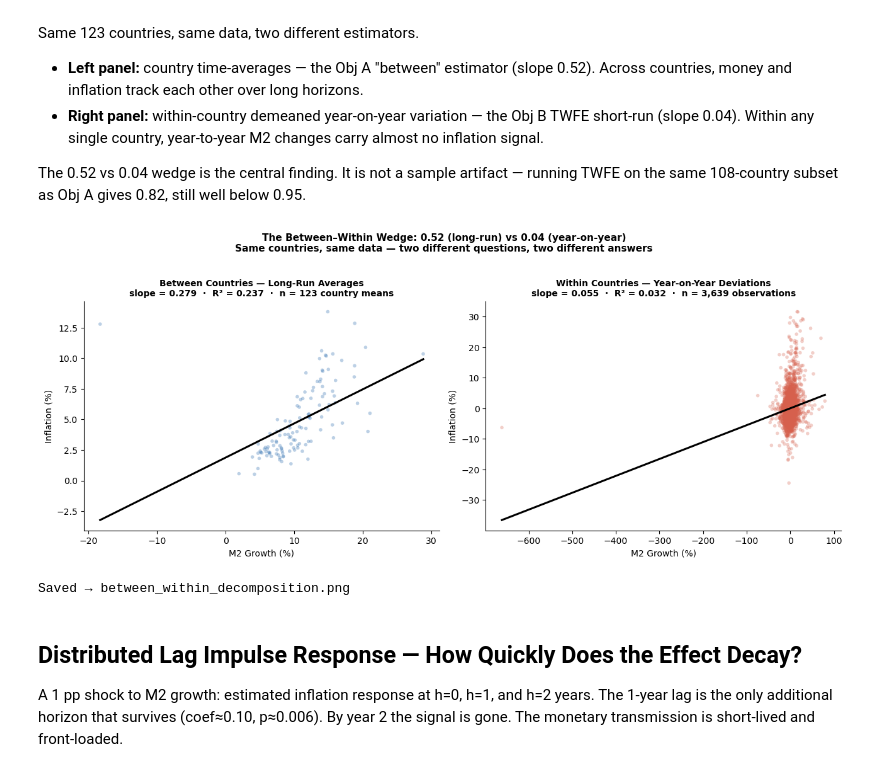
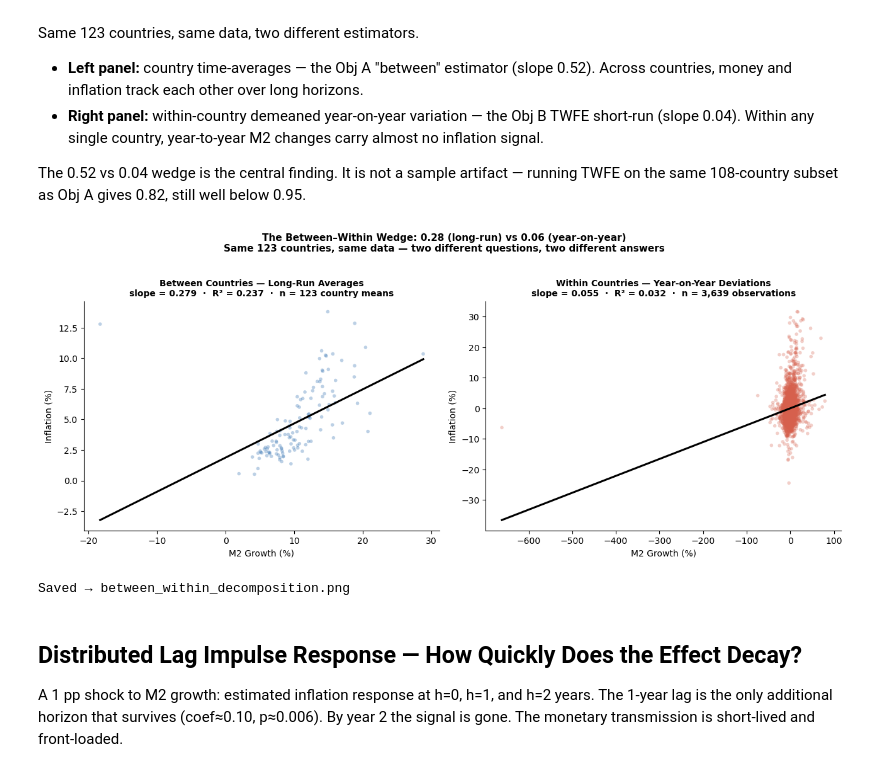
Before and after one commit to 4minutes-chung/monetary-panel-study, a Jupyter notebook: 03_analysis_notebooks/02_panel_fe_iv_baseline.ipynb, the cells around one changed output. Saved outputs shown, nothing was run; the diff lists cells and outputs as text; code cells hidden in the pictures.

```diff
--- a/03_analysis_notebooks/02_panel_fe_iv_baseline.ipynb
+++ b/03_analysis_notebooks/02_panel_fe_iv_baseline.ipynb
@@ -863,15 +863,14 @@ Same 123 countries, same data, two different estimators.
 
 The 0.52 vs 0.04 wedge is the central finding. It is not a sample artifact — running TWFE on the same 108-country subset as Obj A gives 0.82, still well below 0.95.
 # %%
-
-# ── Between vs within: same data, two estimators, two slopes ─────────────────
+# ── Between vs within: same data, two estimators, two slopes ────
 import matplotlib.pyplot as plt
 import numpy as np
 from scipy import stats
 
 clean = panel[panel["sample_low_inflation"] == 1].copy()
 
-# Between dimension: country time-averages (the Obj A estimator)
+# Between dimension: country time-averages (all 123 clean countries)
 cmeans = clean.groupby("country")[["m2_growth", "inflation"]].mean().reset_index()
 
 # Within dimension: each obs demeaned by its country mean (the TWFE short-run)
@@ -883,36 +882,41 @@ fig, axes = plt.subplots(1, 2, figsize=(13, 5.2))
 
 specs = [
     (cmeans["m2_growth"] * 100, cmeans["inflation"] * 100,
      "Between Countries — Long-Run Averages", "#2166ac",
      f"n = {len(cmeans)} country means"),
     (within["m2_dm"] * 100, within["inf_dm"] * 100,
      "Within Countries — Year-on-Year Deviations", "#d6604d",
      f"n = {len(within):,} observations"),
 ]
+sl_between = sl_within = None
 for ax, (x, y, title, color, sub_lbl) in zip(axes, specs):
     sl, ic, r, _, _ = stats.linregress(x.values, y.values)
+    if sl_between is None:
+        sl_between = sl
+    else:
+        sl_within = sl
     ax.scatter(x, y, alpha=0.30, s=16, color=color, edgecolors="none")
     xfit = np.linspace(float(x.min()), float(x.max()), 100)
     ax.plot(xfit, ic + sl * xfit, color="black", lw=2.2)
     ax.set_title(
         f"{title}\nslope = {sl:.3f}  ·  R² = {r**2:.3f}  ·  {sub_lbl}",
         fontsize=10, fontweight="bold",
     )
     ax.set_xlabel("M2 Growth (%)", fontsize=10)
     ax.set_ylabel("Inflation (%)", fontsize=10)
     ax.spines[["top", "right"]].set_visible(False)
 
 plt.suptitle(
-    "The Between–Within Wedge: 0.52 (long-run) vs 0.04 (year-on-year)\n"
-    "Same countries, same data — two different questions, two different answers",
+    f"The Between–Within Wedge: {sl_between:.2f} (long-run) vs {sl_within:.2f} (year-on-year)\n"
+    "Same 123 countries, same data — two different questions, two different answers",
     fontsize=11, fontweight="bold", y=1.02,
 )
 plt.tight_layout()
 fig.savefig(ROOT / "04_current_results/figures/between_within_decomposition.png", dpi=150, bbox_inches="tight")
 plt.show()
 print("Saved → between_within_decomposition.png")
 # %% [output]
-[figure, old version]
+[figure, new version]
 Saved → between_within_decomposition.png
 # %% [markdown]
 
```
Also changed, not shown: 46 other files.
